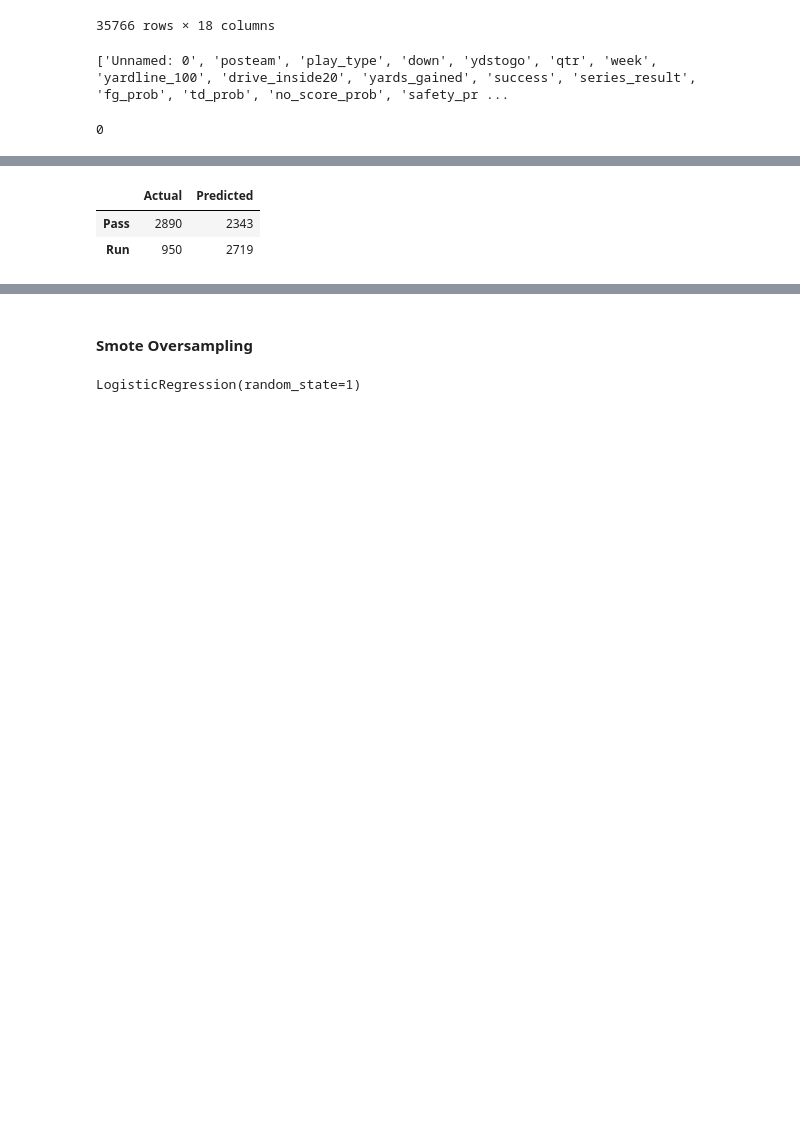
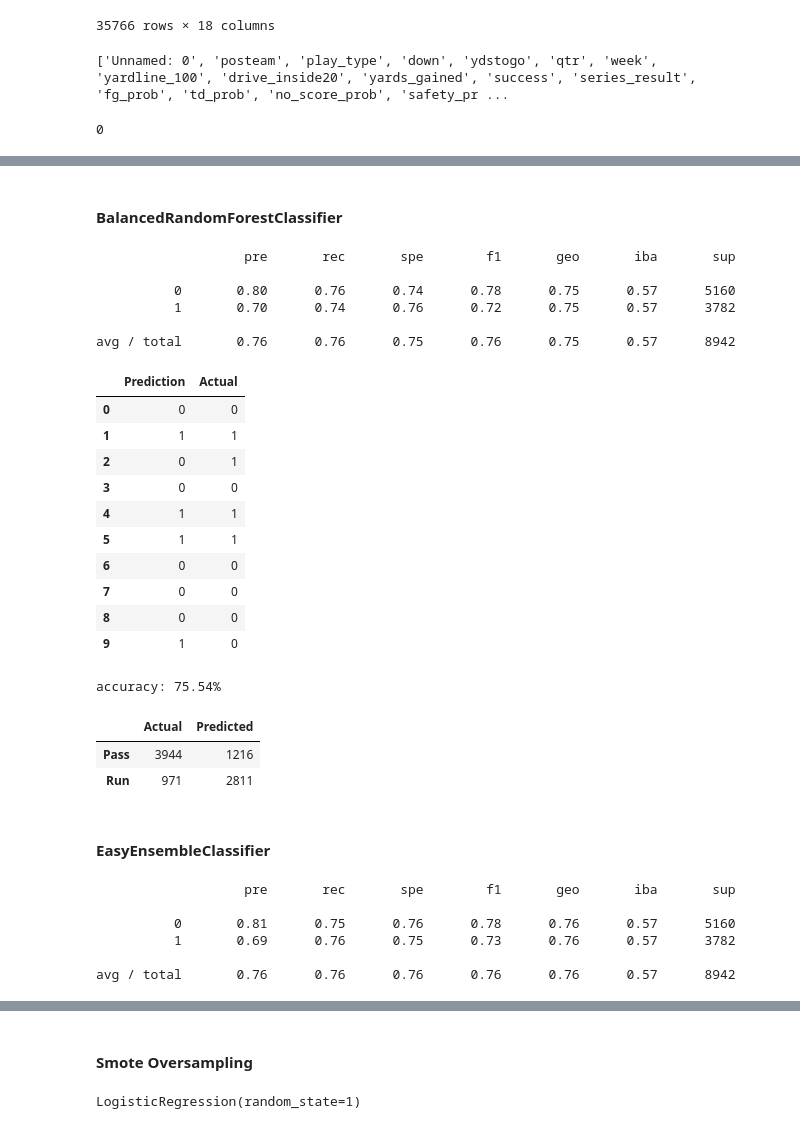
Before and after one commit to rudyk30/Football_Play_Decisions, a Jupyter notebook: Play_Predictor.ipynb, the cells around one changed output, grey strips where cells are left out. Saved outputs shown, nothing was run; the diff lists cells and outputs as text; code cells hidden in the pictures; blank space fills up the shorter version.

```diff
--- a/Play_Predictor.ipynb
+++ b/Play_Predictor.ipynb
@@ -401,9 +142,0 @@ accuracy: 63.01%
-# %%
-ros_matrix = confusion_matrix(y_2_test, y_2_pred)
-ros_df = pd.DataFrame(
-    ros_matrix, index = ['Pass' , 'Run'] , columns=['Actual' , 'Predicted'])
-ros_df
-# %% [output]
-|  | Actual | Predicted |
-| Pass | 2890 | 2343 |
-| Run | 950 | 2719 |
@@ -409,0 +145,2 @@ ros_df
+# %% [markdown]
+#### BalancedRandomForestClassifier
@@ -409,0 +155,53 @@ ros_df
+# %%
+balanced_accuracy_score(y_2_test , y_2_pred)
+
+balanced_accuracy_score(y_2_test , y_2_pred)
+
+confusion_matrix(y_2_test, y_2_pred)
+
+print(classification_report_imbalanced(y_2_test, y_2_pred))
+# %% [output]
+                   pre       rec       spe        f1       geo       iba       sup
+
+          0       0.80      0.76      0.74      0.78      0.75      0.57      5160
+          1       0.70      0.74      0.76      0.72      0.75      0.57      3782
+
+avg / total       0.76      0.76      0.75      0.76      0.75      0.57      8942
+# %%
+results = pd.DataFrame({"Prediction": y_2_pred, "Actual": y_2_test}).reset_index(drop=True)
+
+results.head(10)
+# %% [output]
+|  | Prediction | Actual |
+| 0 | 0 | 0 |
+| 1 | 1 | 1 |
+| 2 | 0 | 1 |
+| 3 | 0 | 0 |
+| 4 | 1 | 1 |
+| 5 | 1 | 1 |
+| 6 | 0 | 0 |
+| 7 | 0 | 0 |
+| 8 | 0 | 0 |
+| 9 | 1 | 0 |
+# %%
+results_2 = pd.DataFrame({"Prediction": y_2_pred})
+
+results_3 = pd.DataFrame({"Actual": y_2_test})
+
+a = accuracy_score(results_2['Prediction'], results_3['Actual'])
+
+print(f'accuracy: {a*100:.2f}%')
+# %% [output]
+accuracy: 75.54%
+# %%
+conf_matrix = confusion_matrix(y_2_test, y_2_pred)
+
+table = pd.DataFrame(conf_matrix , index = ['Pass' , 'Run'], columns=['Actual' , 'Predicted'])
+
+table
+# %% [output]
+|  | Actual | Predicted |
+| Pass | 3944 | 1216 |
+| Run | 971 | 2811 |
+# %% [markdown]
+#### EasyEnsembleClassifier
@@ -409,0 +214,13 @@ ros_df
+# %%
+balanced_accuracy_score(y_2_test , y_2_pred)
+
+confusion_matrix(y_2_test , y_2_pred)
+
+print(classification_report_imbalanced(y_2_test , y_2_pred))
+# %% [output]
+                   pre       rec       spe        f1       geo       iba       sup
+
+          0       0.81      0.75      0.76      0.78      0.76      0.57      5160
+          1       0.69      0.76      0.75      0.73      0.76      0.57      3782
+
+avg / total       0.76      0.76      0.76      0.76      0.76      0.57      8942
```
Also changed, not shown: parts of 69 cells of this notebook, 2 other files.
